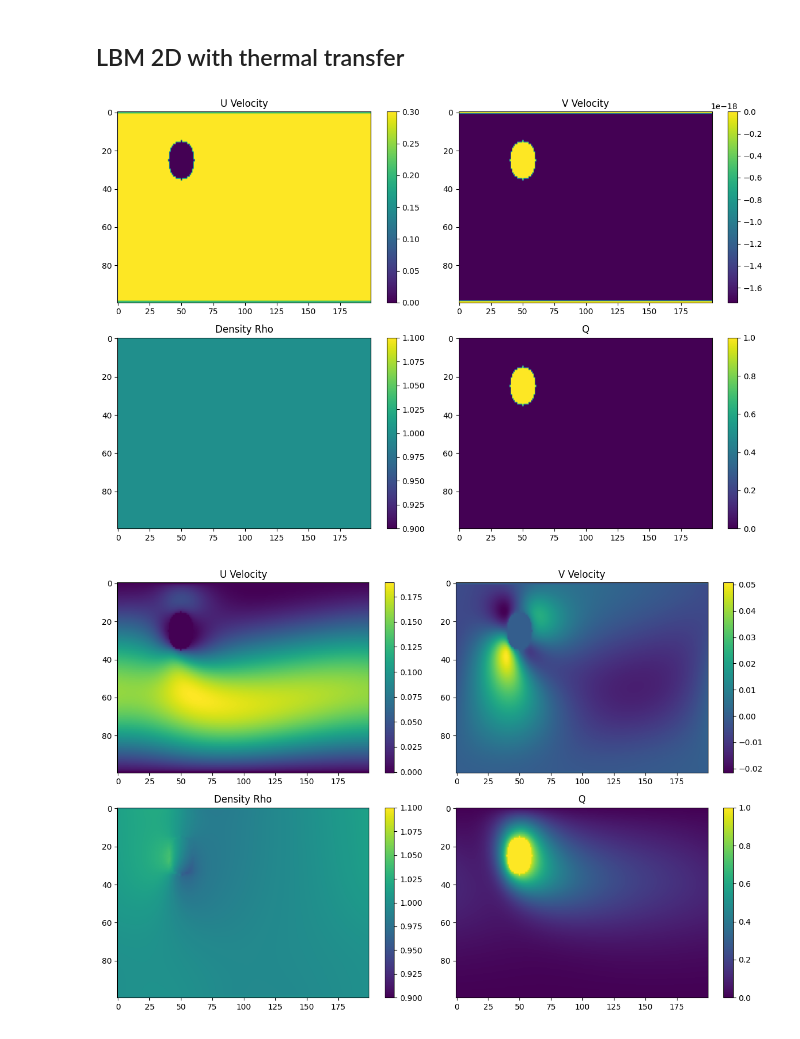
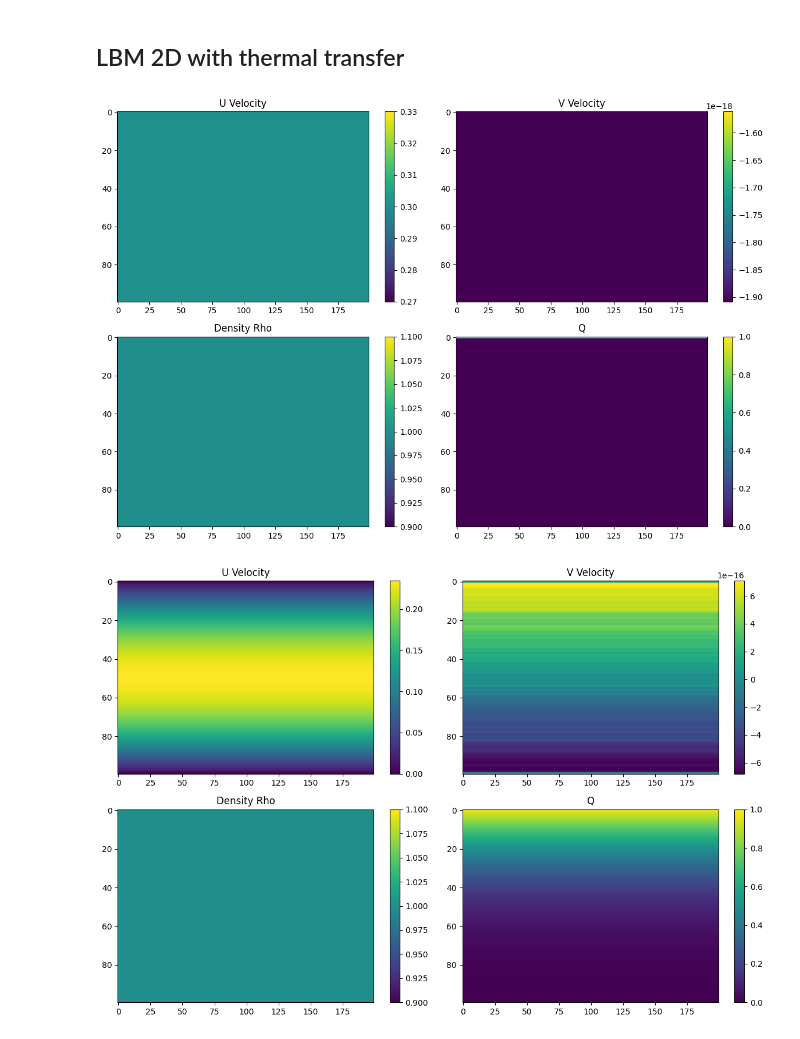
Before and after one commit to LouisPauchet/2024_INSA_LBM, a Jupyter notebook: LBM_2D_Live.ipynb, the cells around one changed output. Cells and saved outputs as stored; diff of their text form; code cells hidden in the pictures.

```diff
--- a/LBM_2D_Live.ipynb
+++ b/LBM_2D_Live.ipynb
@@ -4,25 +4,42 @@ import numpy as np
 import matplotlib.pyplot as plt
 # %% [markdown]
 ## LBM 2D with thermal transfer
-# %%
-# Example Usage
-Nx, Ny = 200, 100
-lbm = LatticeBoltzmann2D(Nx, Ny, U0=0.3, Tau=2.0, nt=1000)
-
-x, y = np.meshgrid(np.arange(Nx), np.arange(Ny), indexing='ij')
-center = (50, 25)
-radius = 10
-mask = (x - center[0]) ** 2 + (y - center[1]) ** 2 <= radius ** 2
-
-lbm.add_obstacle(mask, Q=1)
-
-lbm.initialize()
-
-lbm.plot_moments()
-
-lbm.simulate()
-
-lbm.plot_moments()
-# %% [output]
-[figure, removed]
-[figure, removed]
+# %%
+def boundary(sim):
+        """
+        Apply boundary conditions.
+        """
+        sim.Q[:, 0] = 1
+        sim.Q[:, sim.Ny - 1] = 0
+
+        sim.XF[:, 0, 4, :] = sim.XF[:, 0, 3, :]
+        sim.XF[:, 0, 6, :] = sim.XF[:, 0, 5, :]
+        sim.XF[:, 0, 7, :] = sim.XF[:, 0, 8, :]
+
+        sim.XF[:, sim.Ny - 1, 3, :] = sim.XF[:, sim.Ny - 1, 4, :]
+        sim.XF[:, sim.Ny - 1, 5, :] = sim.XF[:, sim.Ny - 1, 6, :]
+        sim.XF[:, sim.Ny - 1, 8, :] = sim.XF[:, sim.Ny - 1, 7, :]
+
+        sim.XF[0, :, :, :] = sim.XF[sim.Nx - 2, :, :, :]
+        sim.XF[sim.Nx - 1, :, :, :] = sim.XF[1, :, :, :]
+
+        sim.equilibrium()
+        sim.XF[:, 0, :, 1] = sim.XFEQ[:, 0, :, 1]
+        sim.XF[:, sim.Ny - 1, :, 1] = sim.XFEQ[:, sim.Ny - 1, :, 1]
+
+Nx, Ny = 200, 100
+lbm = LatticeBoltzmann2D(Nx, Ny, U0=0.3, Tau=2.0, nt=1000)
+
+lbm.add_boundary_condition(boundary)
+
+lbm.initialize()
+
+lbm.plot_moments()
+
+lbm.simulate()
+
+lbm.plot_moments()
+lbm.plot_profile([10,50,100], ["U", 'V', 'Q'])
+# %% [output]
+[figure, added]
+[figure, added]
```
Also changed, not shown: parts of 5 cells of this notebook, 1 other file.
